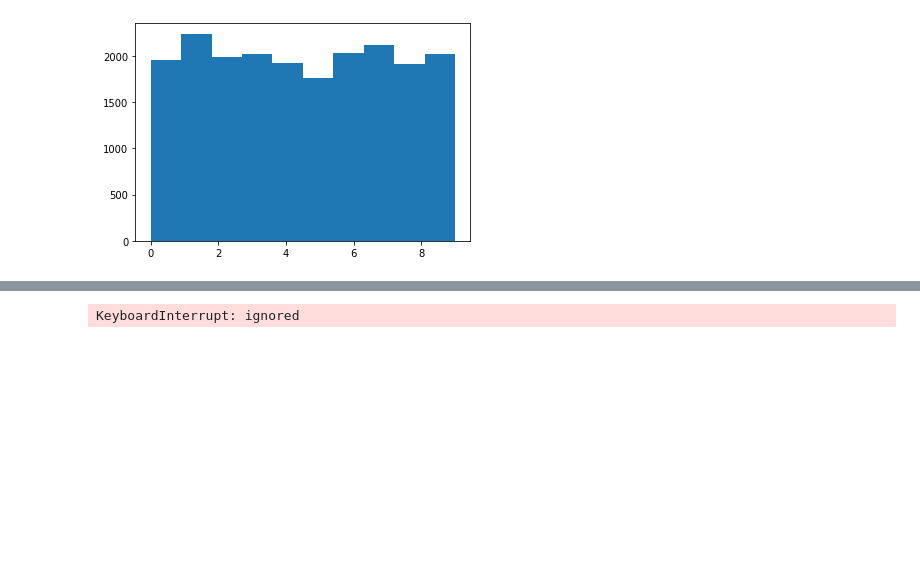
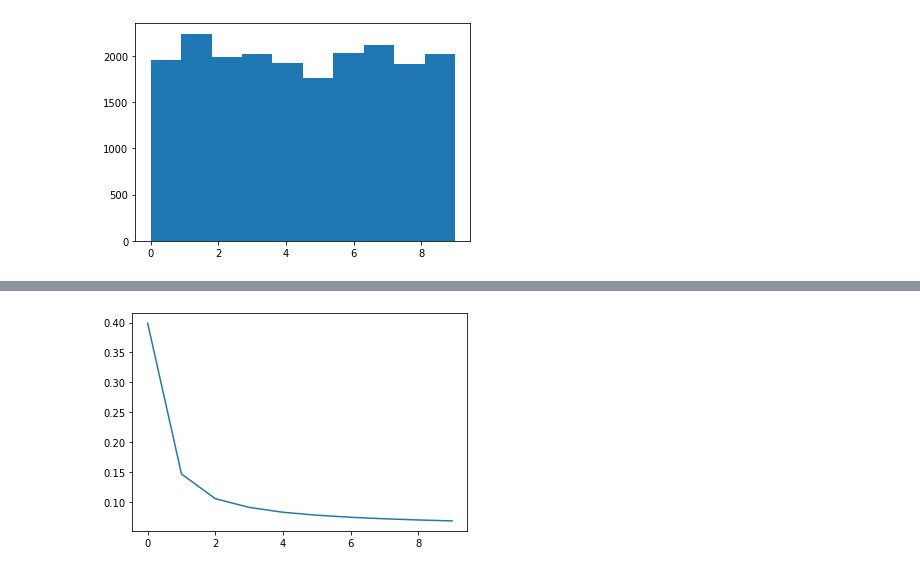
Before and after one commit to martingrzzler/colab-notebooks, a Jupyter notebook: deep_learning_foundations.ipynb, the cells around one changed output, grey strips where cells are left out. Drawn from its saved outputs; the diff is of its cells as text; code cells hidden in the pictures; blank space fills up the shorter version.

```diff
--- a/deep_learning_foundations.ipynb
+++ b/deep_learning_foundations.ipynb
@@ -294,7 +281,7 @@ Z = [0 for i in range(L)]
 
 # Note - for a 4 layer network we have 3 W's, 3 b's and 3 Z's
 
-for epoch in range(300):
+for epoch in range(100):
   # forward pass
   Z[0] = forward_hidden(X_norm, W[0], b[0])
   for i in range(1, L - 1):
@@ -353,4 +333,4 @@ epoch: 210 cost: 0.06106826337259172 accuracy: 0.8135406770338517
-KeyboardInterrupt: ignored
+[figure, added]
 # %%
 from typing import List
 
```
Also changed, not shown: parts of 6 cells of this notebook.
